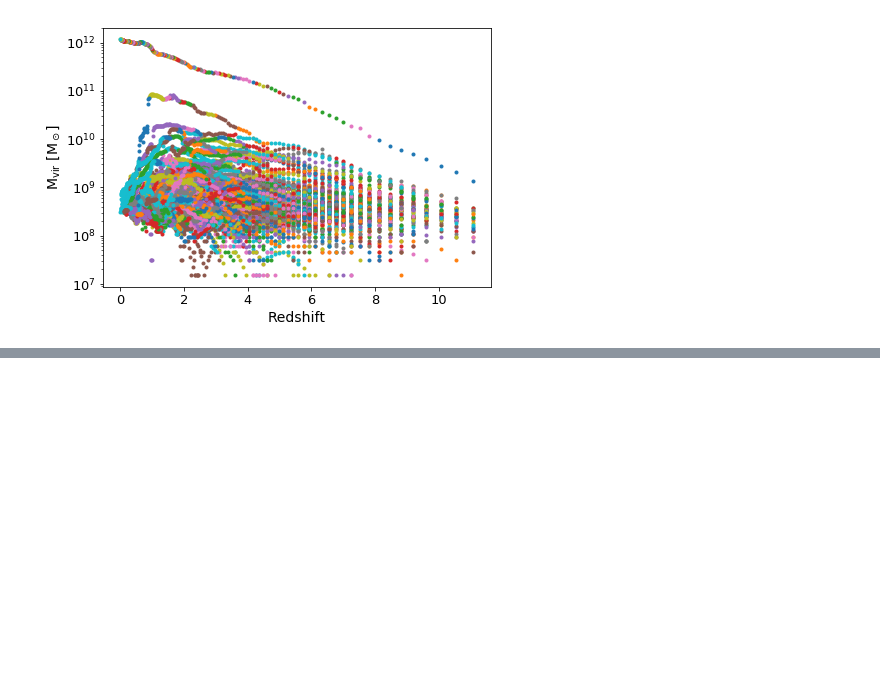
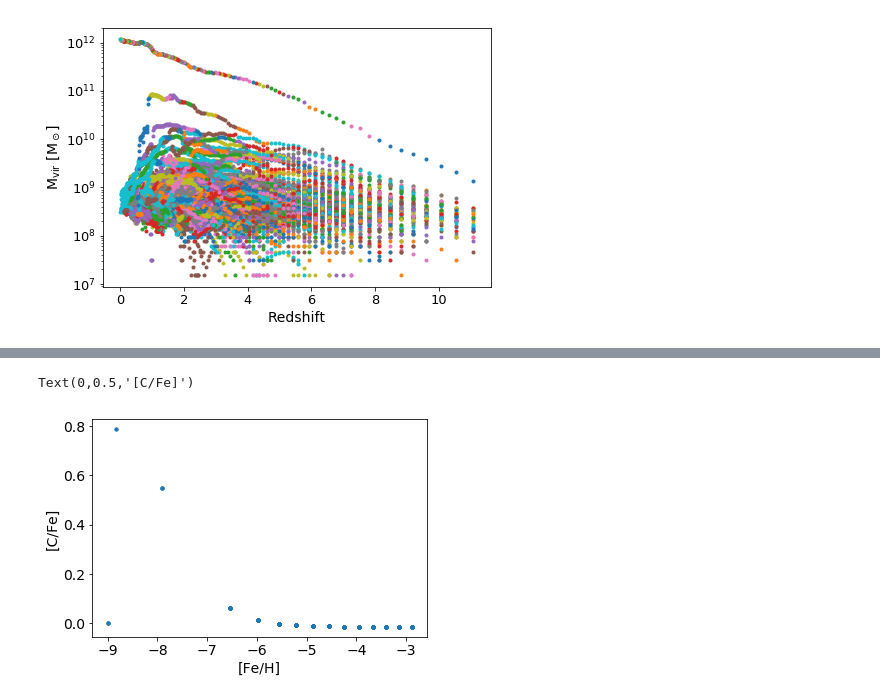
Before and after one commit to caterpillarproject/caga, a Jupyter notebook: notebooks/GAMMATreeBasic.ipynb, the cells around one changed output, grey strips where cells are left out. Saved outputs shown, nothing was run; the diff lists cells and outputs as text; code cells hidden in the pictures; blank space fills up the shorter version.

```diff
--- a/notebooks/GAMMATreeBasic.ipynb
+++ b/notebooks/GAMMATreeBasic.ipynb
@@ -70,0 +113,7 @@ mean
+# %%
+plt.plot(FeH, CH-FeH, '.')
+plt.xlabel("[Fe/H]")
+plt.ylabel("[C/Fe]")
+# %% [output]
+Text(0,0.5,'[C/Fe]')
+[figure, added]
```
Also changed, not shown: parts of 14 cells of this notebook, 3 other files.
